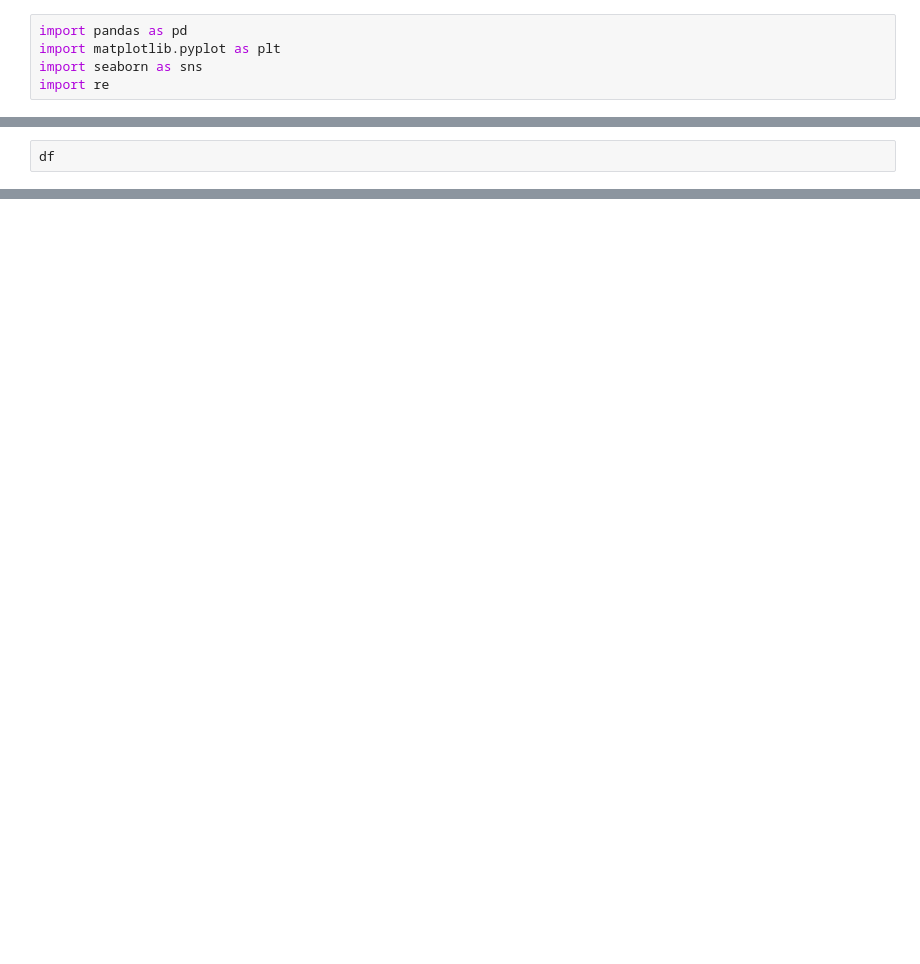
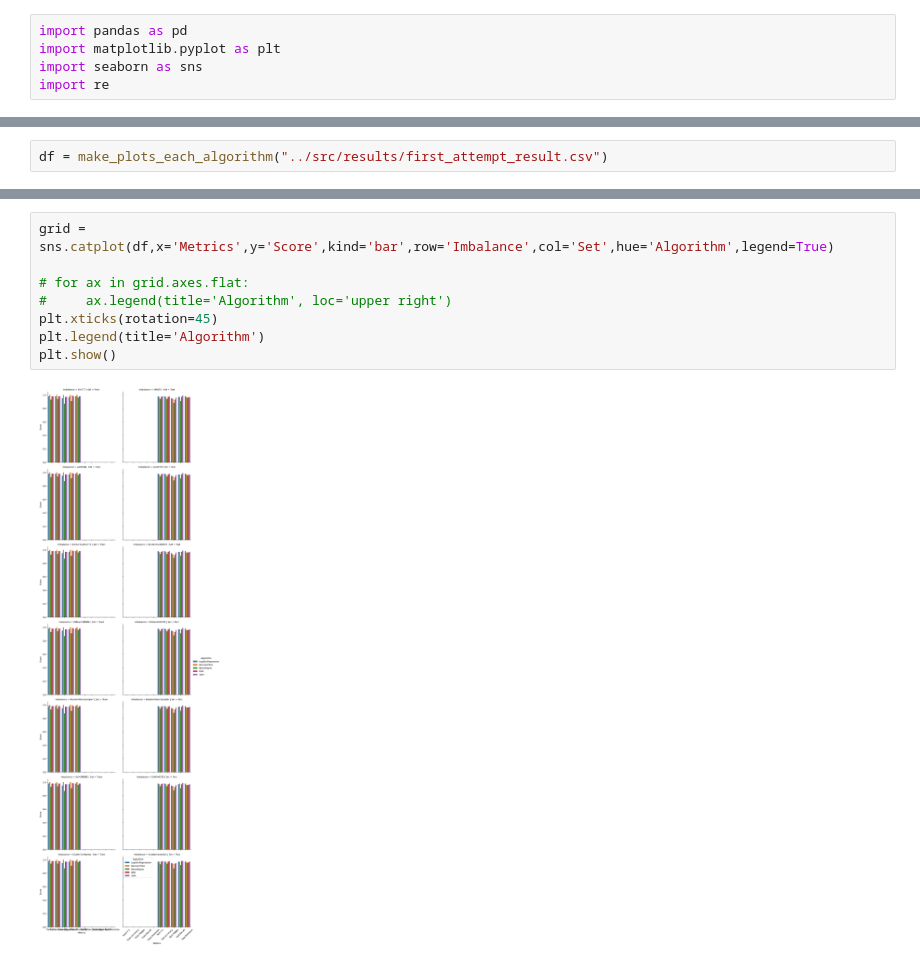
Before and after one commit to jainshrey1/Machine_learning--Heart-Disease-Prediction, a Jupyter notebook: src/draft.ipynb, the cells around one changed output, grey strips where cells are left out. Saved outputs shown, nothing was run; the diff lists cells and outputs as text; blank space fills up the shorter version.

```diff
--- a/src/draft.ipynb
+++ b/src/draft.ipynb
@@ -81,2 +84,2 @@ plt.show()
 # %%
-df
+df = make_plots_each_algorithm("../src/results/first_attempt_result.csv")
@@ -100,0 +102,10 @@ df
+# %%
+grid = sns.catplot(df,x='Metrics',y='Score',kind='bar',row='Imbalance',col='Set',hue='Algorithm',legend=True)
+
+# for ax in grid.axes.flat:
+#     ax.legend(title='Algorithm', loc='upper right')
+plt.xticks(rotation=45)
+plt.legend(title='Algorithm')
+plt.show()
+# %% [output]
+[figure, added]
```
Also changed, not shown: parts of 7 cells of this notebook, 3 other files.
